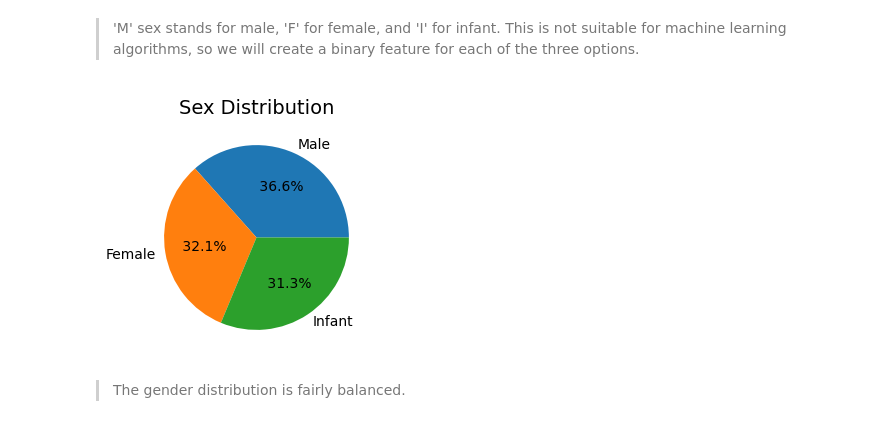
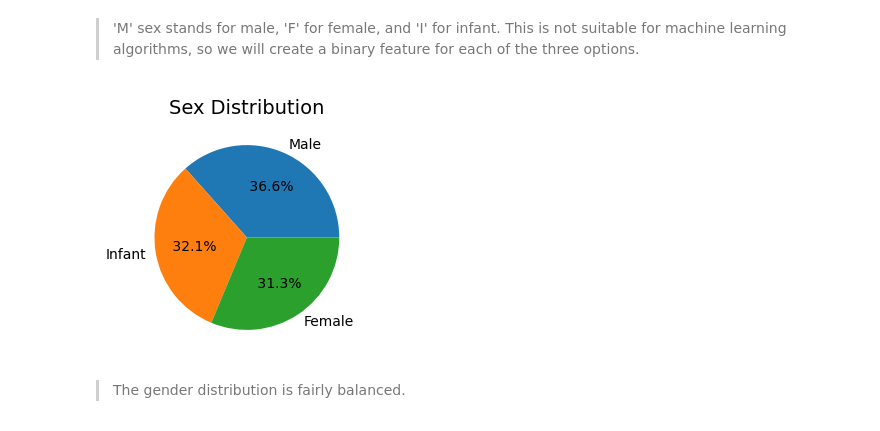
Before and after one commit to msikorski93/Abalone-Dataset, a Jupyter notebook: part_1_regression.ipynb, the cells around one changed output. Cells and saved outputs as stored; diff of their text form; code cells hidden in the pictures.

```diff
--- a/part_1_regression.ipynb
+++ b/part_1_regression.ipynb
@@ -84,15 +84,17 @@ df['sex'].unique().tolist()
 >'M' sex stands for male, 'F' for female, and 'I' for infant. This is not suitable for machine learning algorithms, so we will create a binary feature for each of the three options.
 # %%
 # plot gender distribution
-sex_values = df['sex'].value_counts()
-sex_labels = ['Male', 'Female', 'Infant']
+label_mapping = {'M': 'Male', 'I': 'Infant', 'F': 'Female'}
+
+sex_values = df['sex'].map(label_mapping).value_counts()
+sex_labels = ['Male', 'Infant', 'Female']
 
 plt.figure(figsize=(3, 3))
 plt.pie(sex_values, labels=sex_labels, autopct=lambda p: f'{p: .1f}%')
 plt.title('Sex Distribution', size=14)
 plt.show()
 # %% [output]
-[figure, old version]
+[figure, new version]
 # %% [markdown]
 > The gender distribution is fairly balanced.
 # %%
```
